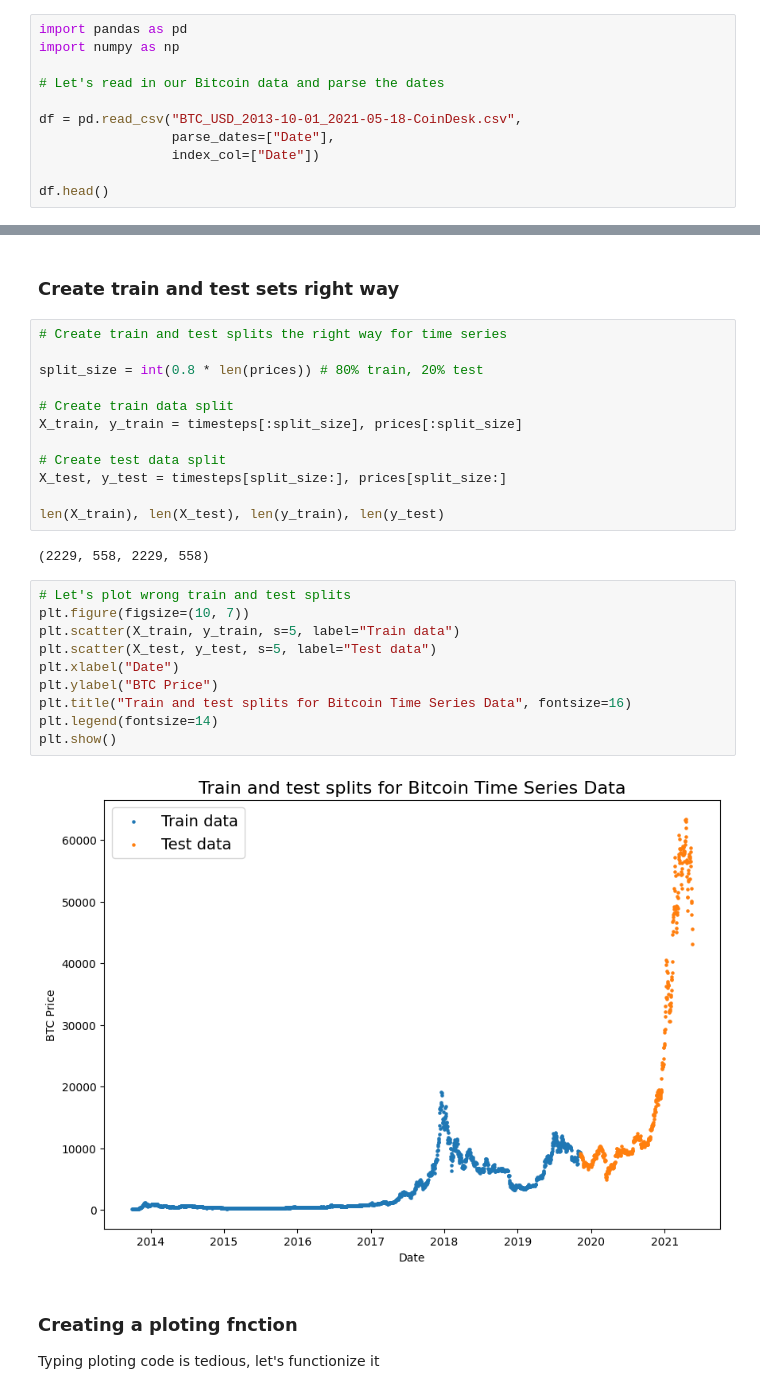
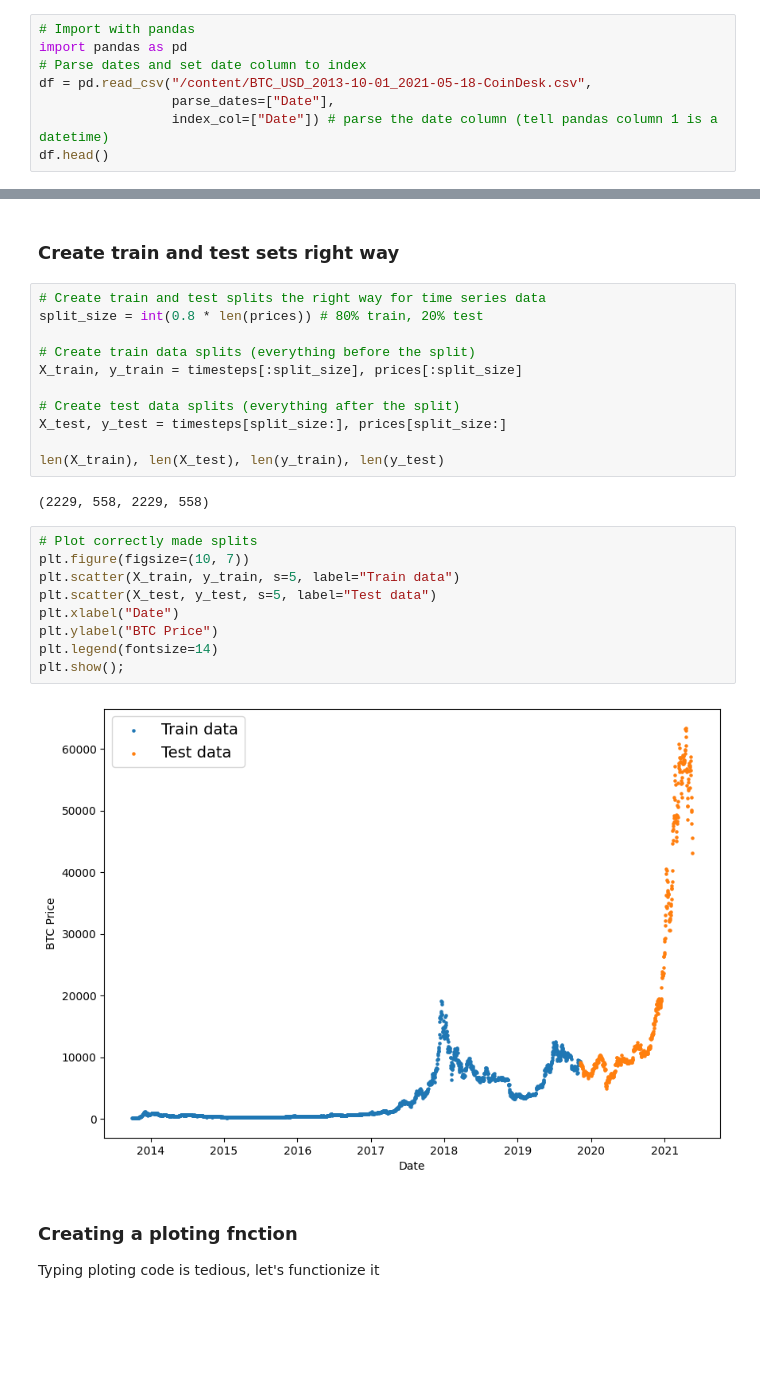
Before and after one commit to miller00315/ia_studies, a Jupyter notebook: time_series_forecasting_with_tensor_flow.ipynb, the cells around one changed output, grey strips where cells are left out. Saved outputs shown, nothing was run; the diff lists cells and outputs as text; blank space fills up the shorter version.

```diff
--- a/time_series_forecasting_with_tensor_flow.ipynb
+++ b/time_series_forecasting_with_tensor_flow.ipynb
@@ -32,15 +32,12 @@ BTC_USD_2013-10-01_ 100%[===================>] 174.33K  --.-KB/s    in 0.03s
 # %% [markdown]
 ## Import time series with pandas
 # %%
+# Import with pandas
 import pandas as pd
-import numpy as np
-
-# Let's read in our Bitcoin data and parse the dates
-
-df = pd.read_csv("BTC_USD_2013-10-01_2021-05-18-CoinDesk.csv",
+# Parse dates and set date column to index
+df = pd.read_csv("/content/BTC_USD_2013-10-01_2021-05-18-CoinDesk.csv",
                  parse_dates=["Date"],
-                 index_col=["Date"])
-
+                 index_col=["Date"]) # parse the date column (tell pandas column 1 is a datetime)
 df.head()
 # %% [output]
 |  | Currency | Closing Price (USD) | 24h Open (USD) | 24h High (USD) | 24h Low (USD) |
@@ -246,31 +204,29 @@ plt.show()
 # %% [markdown]
 ### Create train and test sets right way
 # %%
-# Create train and test splits the right way for time series
-
+# Create train and test splits the right way for time series data
 split_size = int(0.8 * len(prices)) # 80% train, 20% test
 
-# Create train data split
+# Create train data splits (everything before the split)
 X_train, y_train = timesteps[:split_size], prices[:split_size]
 
-# Create test data split
+# Create test data splits (everything after the split)
 X_test, y_test = timesteps[split_size:], prices[split_size:]
 
 len(X_train), len(X_test), len(y_train), len(y_test)
 # %% [output]
 (2229, 558, 2229, 558)
 # %%
-# Let's plot wrong train and test splits
+# Plot correctly made splits
 plt.figure(figsize=(10, 7))
 plt.scatter(X_train, y_train, s=5, label="Train data")
 plt.scatter(X_test, y_test, s=5, label="Test data")
 plt.xlabel("Date")
 plt.ylabel("BTC Price")
-plt.title("Train and test splits for Bitcoin Time Series Data", fontsize=16)
 plt.legend(fontsize=14)
-plt.show()
+plt.show();
 # %% [output]
-[figure, old version]
+[figure, new version]
 # %% [markdown]
 ### Creating a ploting fnction
 
```
Also changed, not shown: parts of 60 cells of this notebook.
